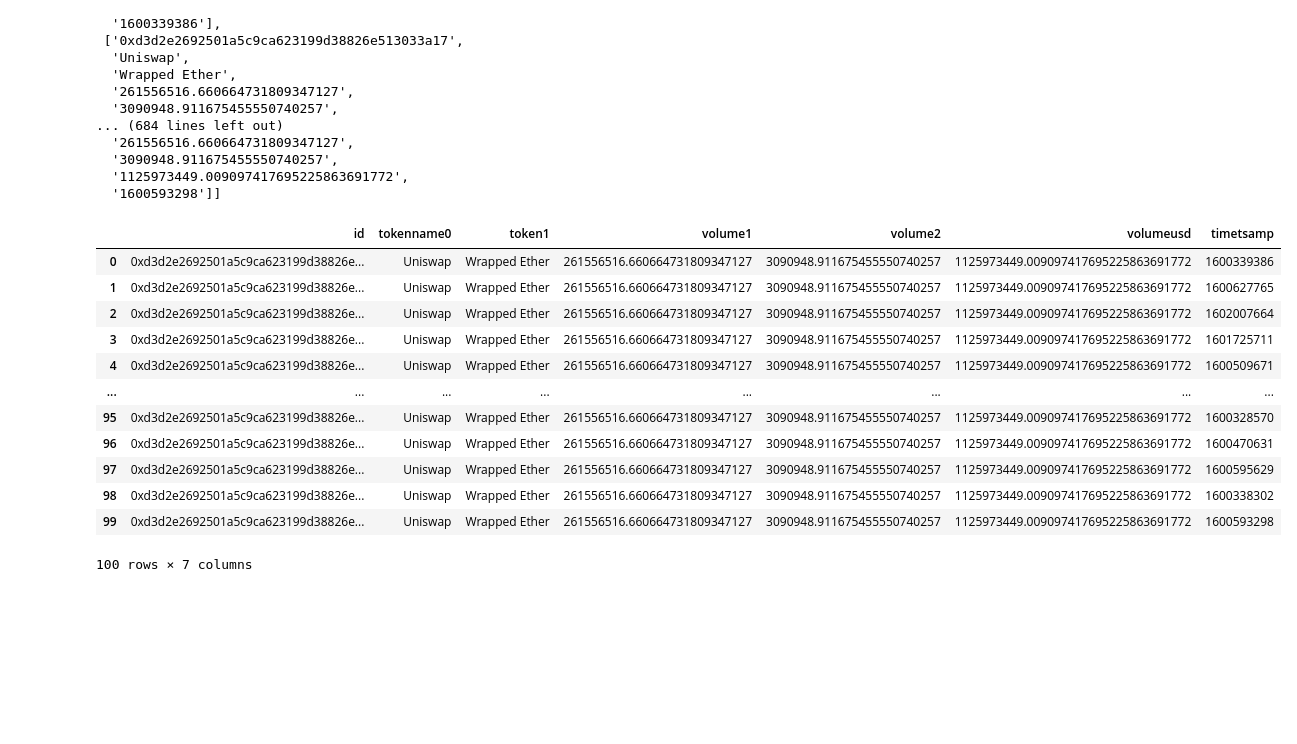
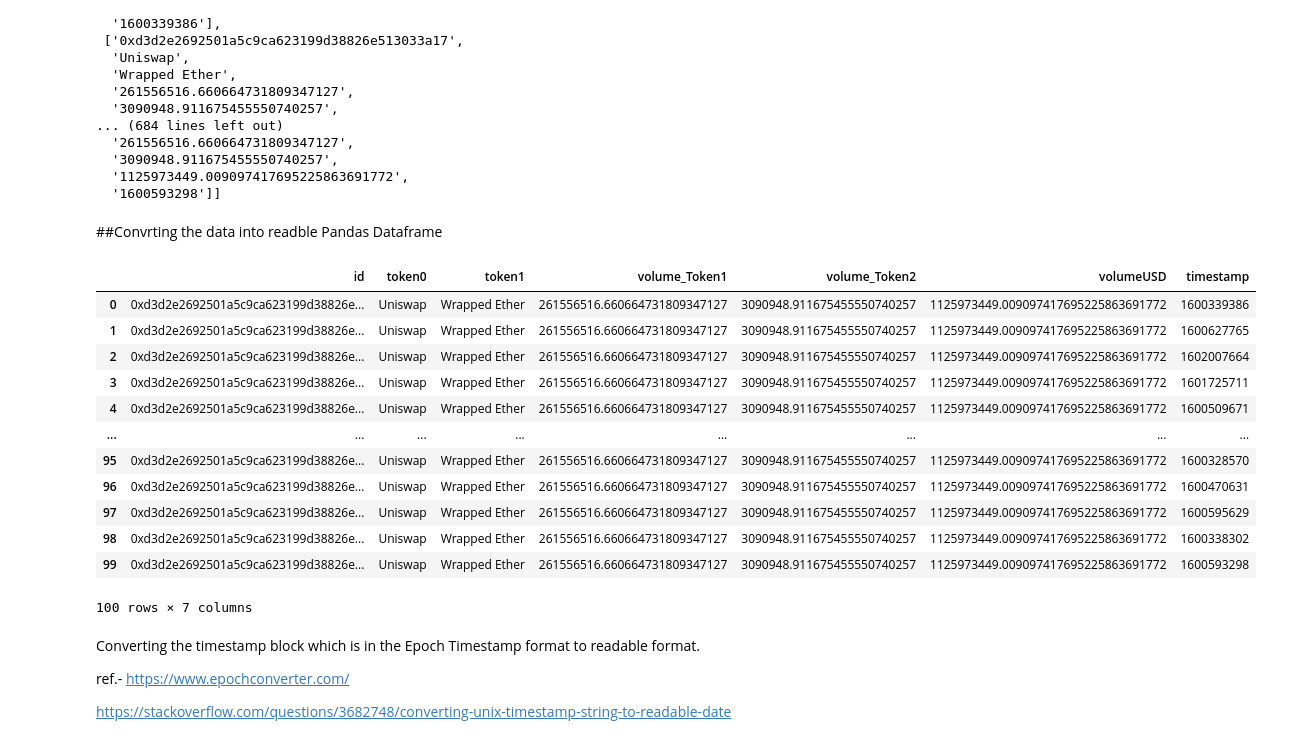
Before and after one commit to joybratas1/falconx-assignment, a Jupyter notebook: Assignment_falconx.ipynb, the cells around one changed output. Drawn from its saved outputs; the diff is of its cells as text; code cells hidden in the pictures; blank space fills up the shorter version.

```diff
--- a/Assignment_falconx.ipynb
+++ b/Assignment_falconx.ipynb
@@ -125,11 +129,13 @@ dict1
   '3090948.911675455550740257',
   '1125973449.009097417695225863691772',
   '1600593298']]
+# %% [markdown]
+##Convrting the data into readble Pandas Dataframe
 # %%
-frame= pd.DataFrame(dict1, columns=['id','tokenname0','token1','volume1','volume2','volumeusd','timetsamp'])
+frame= pd.DataFrame(dict1, columns=['id','token0','token1','volume_Token1','volume_Token2','volumeUSD','timestamp'])
 frame
 # %% [output]
-|  | id | tokenname0 | token1 | volume1 | volume2 | volumeusd | timetsamp |
+|  | id | token0 | token1 | volume_Token1 | volume_Token2 | volumeUSD | timestamp |
 | 0 | 0xd3d2e2692501a5c9ca623199d38826e... | Uniswap | Wrapped Ether | 261556516.660664731809347127 | 3090948.911675455550740257 | 1125973449.009097417695225863691772 | 1600339386 |
 | 1 | 0xd3d2e2692501a5c9ca623199d38826e... | Uniswap | Wrapped Ether | 261556516.660664731809347127 | 3090948.911675455550740257 | 1125973449.009097417695225863691772 | 1600627765 |
 | 2 | 0xd3d2e2692501a5c9ca623199d38826e... | Uniswap | Wrapped Ether | 261556516.660664731809347127 | 3090948.911675455550740257 | 1125973449.009097417695225863691772 | 1602007664 |
@@ -142,3 +148,9 @@ frame
 | 98 | 0xd3d2e2692501a5c9ca623199d38826e... | Uniswap | Wrapped Ether | 261556516.660664731809347127 | 3090948.911675455550740257 | 1125973449.009097417695225863691772 | 1600338302 |
 | 99 | 0xd3d2e2692501a5c9ca623199d38826e... | Uniswap | Wrapped Ether | 261556516.660664731809347127 | 3090948.911675455550740257 | 1125973449.009097417695225863691772 | 1600593298 |
 100 rows × 7 columns
+# %% [markdown]
+Converting the timestamp block which is in the Epoch Timestamp format to readable format.
+
+ref.- https://www.epochconverter.com/
+
+https://stackoverflow.com/questions/3682748/converting-unix-timestamp-string-to-readable-date
```
Also changed, not shown: parts of 11 cells of this notebook.
